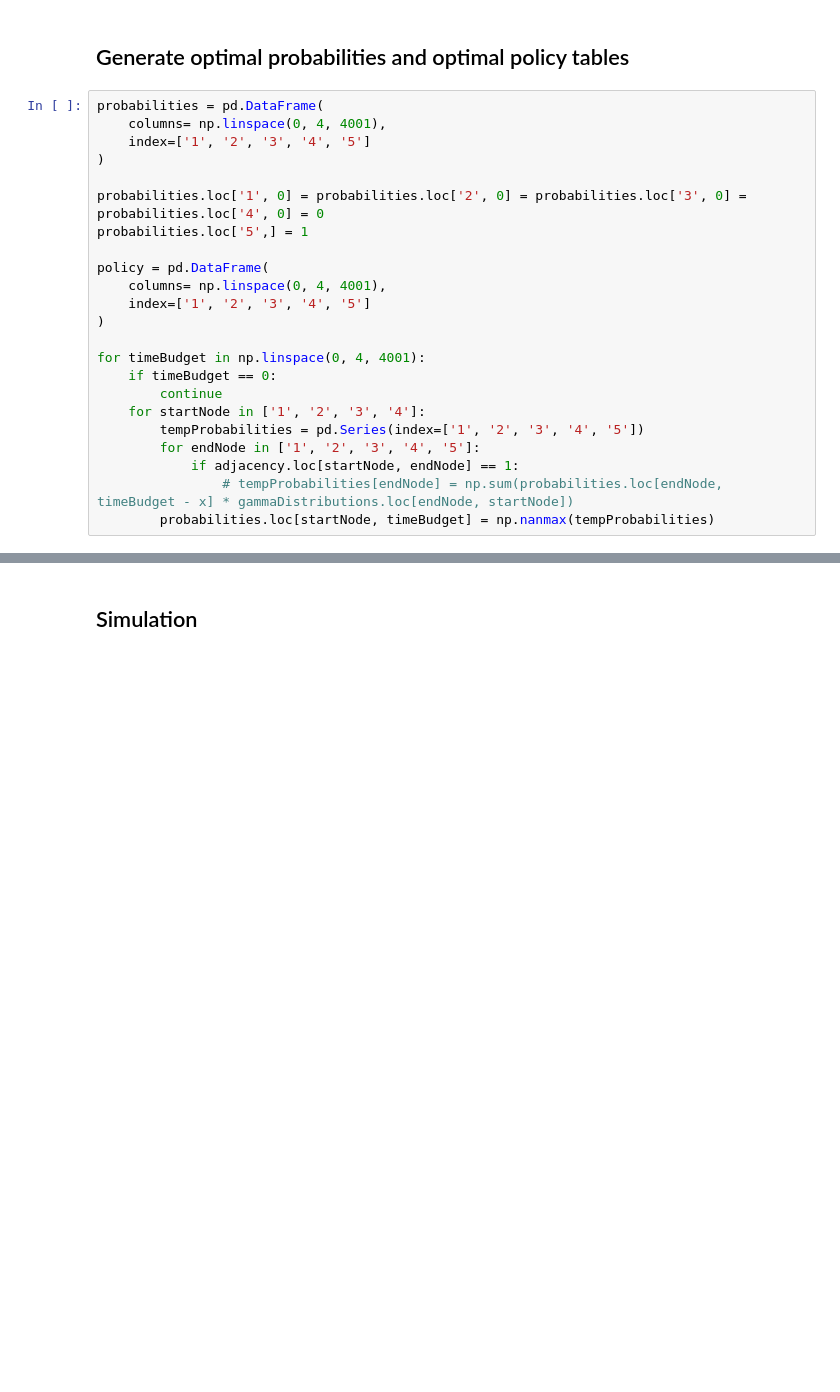
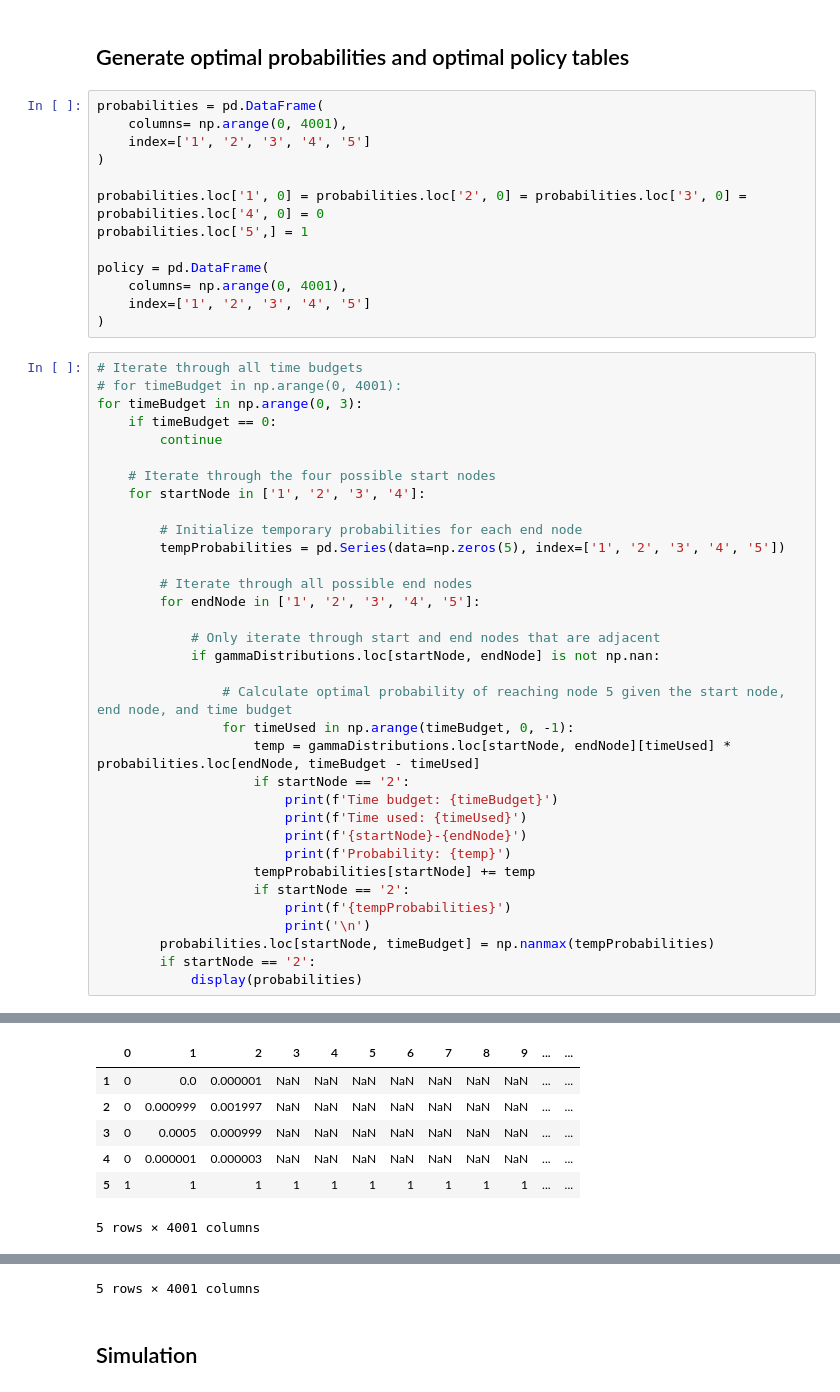
Before and after one commit to darpitydarp/ECI-253, a Jupyter notebook: HW3/ECI_253_HW3.ipynb, the cells around one changed output, grey strips where cells are left out. Drawn from its saved outputs; the diff is of its cells as text; blank space fills up the shorter version.

```diff
--- a/HW3/ECI_253_HW3.ipynb
+++ b/HW3/ECI_253_HW3.ipynb
@@ -71,7 +59,7 @@ for i, startNode in enumerate(gammaDistributions.index):
 ## Generate optimal probabilities and optimal policy tables
 # %%
 probabilities = pd.DataFrame(
-    columns= np.linspace(0, 4, 4001),
+    columns= np.arange(0, 4001),
     index=['1', '2', '3', '4', '5']
 )
 
@@ -79,16 +67,41 @@ probabilities.loc['1', 0] = probabilities.loc['2', 0] = probabilities.loc['3', 0
 probabilities.loc['5',] = 1
 
 policy = pd.DataFrame(
-    columns= np.linspace(0, 4, 4001),
+    columns= np.arange(0, 4001),
     index=['1', '2', '3', '4', '5']
 )
-
-for timeBudget in np.linspace(0, 4, 4001):
-    if timeBudget == 0:
-        continue
-    for startNode in ['1', '2', '3', '4']:
-        tempProbabilities = pd.Series(index=['1', '2', '3', '4', '5'])
-        for endNode in ['1', '2', '3', '4', '5']:
-            if adjacency.loc[startNode, endNode] == 1:
-                # tempProbabilities[endNode] = np.sum(probabilities.loc[endNode, timeBudget - x] * gammaDistributions.loc[endNode, startNode])
-        probabilities.loc[startNode, timeBudget] = np.nanmax(tempProbabilities)
+# %%
+# Iterate through all time budgets
+# for timeBudget in np.arange(0, 4001):
+for timeBudget in np.arange(0, 3):
+    if timeBudget == 0:
+        continue
+
+    # Iterate through the four possible start nodes
+    for startNode in ['1', '2', '3', '4']:
+
+        # Initialize temporary probabilities for each end node
+        tempProbabilities = pd.Series(data=np.zeros(5), index=['1', '2', '3', '4', '5'])
+
+        # Iterate through all possible end nodes
+        for endNode in ['1', '2', '3', '4', '5']:
+
+            # Only iterate through start and end nodes that are adjacent
+            if gammaDistributions.loc[startNode, endNode] is not np.nan:
+
+                # Calculate optimal probability of reaching node 5 given the start node, end node, and time budget
+                for timeUsed in np.arange(timeBudget, 0, -1):
+                    temp = gammaDistributions.loc[startNode, endNode][timeUsed] * probabilities.loc[endNode, timeBudget - timeUsed]
+                    if startNode == '2':
+                        print(f'Time budget: {timeBudget}')
+                        print(f'Time used: {timeUsed}')
+                        print(f'{startNode}-{endNode}')
+                        print(f'Probability: {temp}')
+                    tempProbabilities[startNode] += temp
+                    if startNode == '2':
+                        print(f'{tempProbabilities}')
+                        print('\n')
+        probabilities.loc[startNode, timeBudget] = np.nanmax(tempProbabilities)
+        if startNode == '2':
+            display(probabilities)
+# %% [output]
@@ -94,0 +125,7 @@ for timeBudget in np.linspace(0, 4, 4001):
+|  | 0 | 1 | 2 | 3 | 4 | 5 | 6 | 7 | 8 | 9 | ... | ... |
+| 1 | 0 | 0.0 | 0.000001 | NaN | NaN | NaN | NaN | NaN | NaN | NaN | ... | ... |
+| 2 | 0 | 0.000999 | 0.001997 | NaN | NaN | NaN | NaN | NaN | NaN | NaN | ... | ... |
+| 3 | 0 | 0.0005 | 0.000999 | NaN | NaN | NaN | NaN | NaN | NaN | NaN | ... | ... |
+| 4 | 0 | 0.000001 | 0.000003 | NaN | NaN | NaN | NaN | NaN | NaN | NaN | ... | ... |
+| 5 | 1 | 1 | 1 | 1 | 1 | 1 | 1 | 1 | 1 | 1 | ... | ... |
+5 rows × 4001 columns
@@ -95,2 +155,3 @@ for timeBudget in np.linspace(0, 4, 4001):
+5 rows × 4001 columns
 # %% [markdown]
 ## Simulation
```
Also changed, not shown: parts of 5 cells of this notebook.
